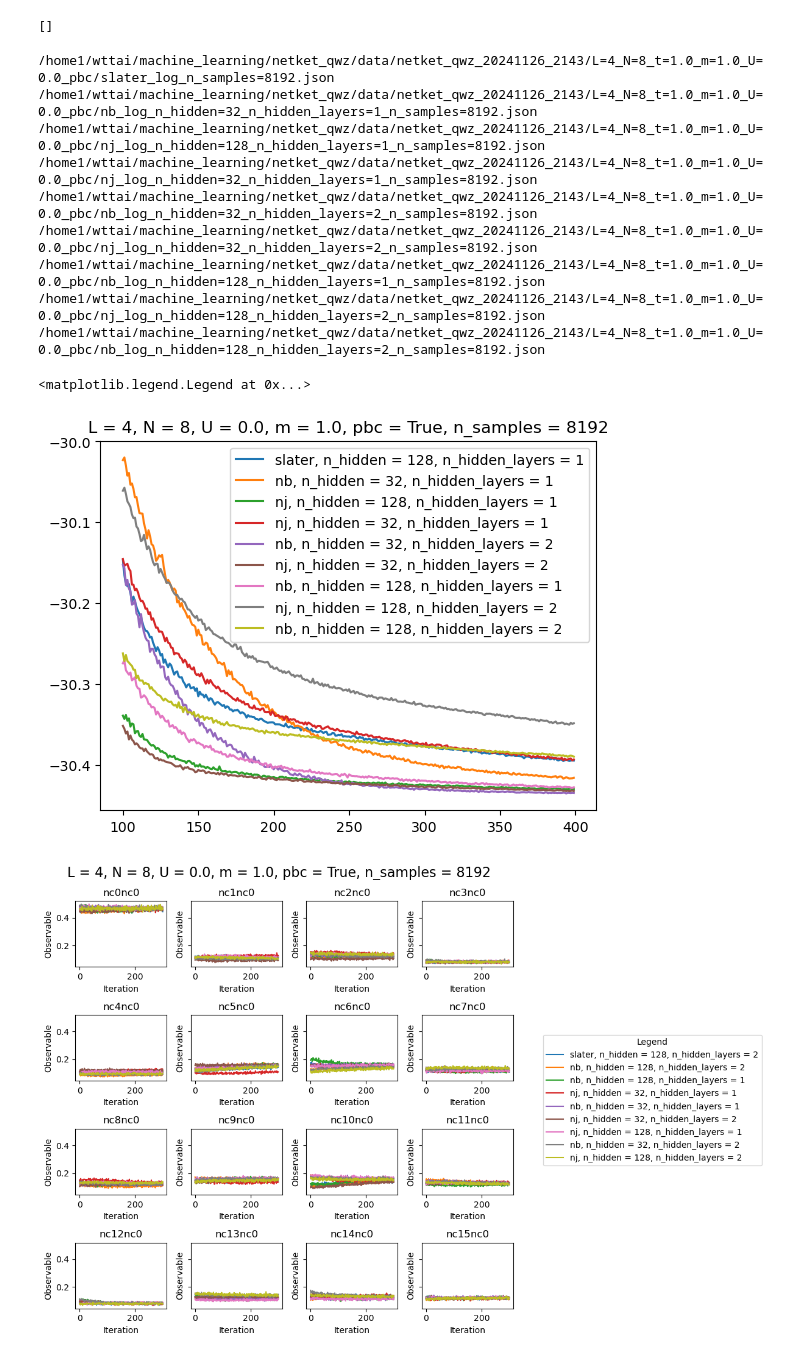
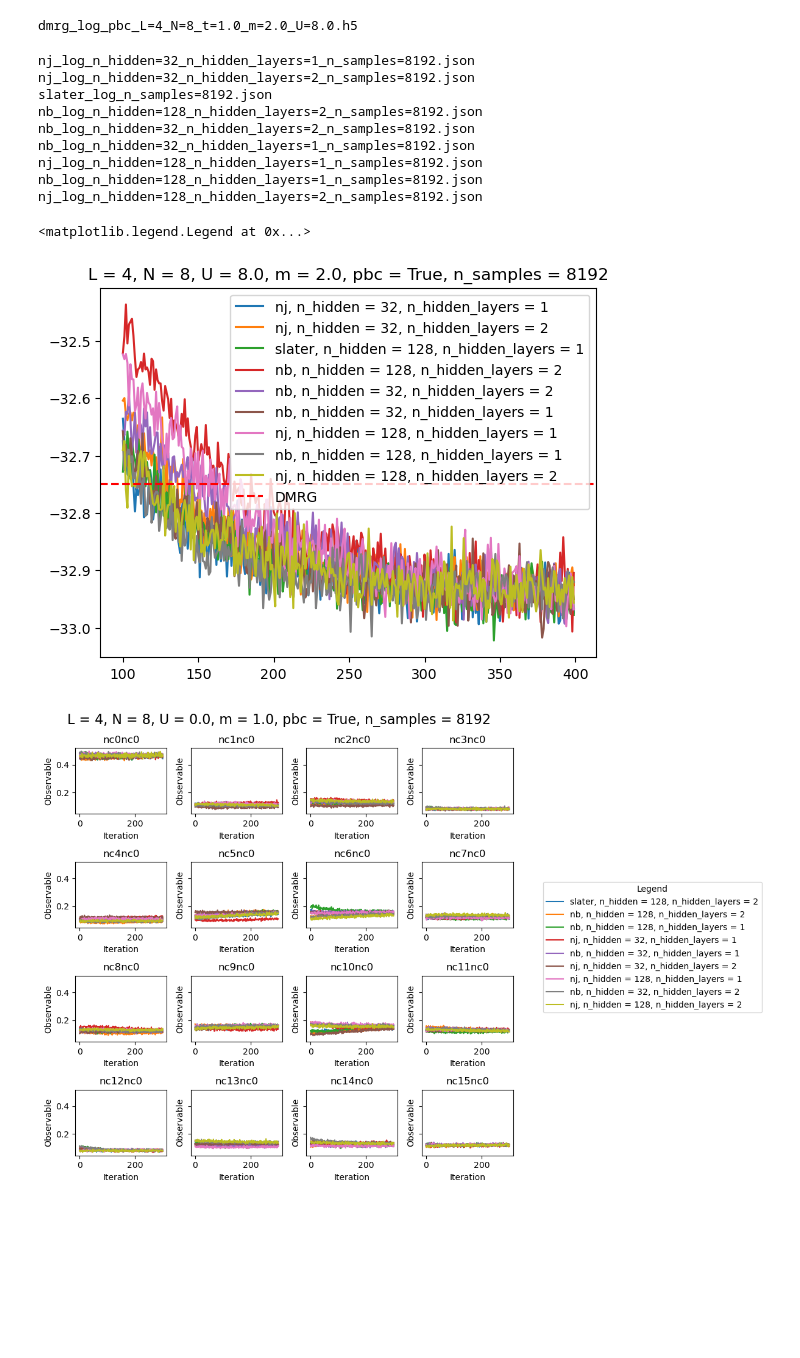
Before and after one commit to wttai004/machine_learning, a Jupyter notebook: netket_qwz/notebooks/qwz_results.ipynb, the cells around one changed output. Saved outputs shown, nothing was run; the diff lists cells and outputs as text; code cells hidden in the pictures; blank space fills up the shorter version.

Commit message:
Update DMRG and NetKet configurations: add runs for larger chi_max values, and enhance output file organization with directory creation in dmrg_qwz. Created some plots for the qwz results

```diff
--- a/netket_qwz/notebooks/qwz_results.ipynb
+++ b/netket_qwz/notebooks/qwz_results.ipynb
@@ -24,17 +24,17 @@ from tenpy.tools import hdf5_io
 # %%
 L = 4
 N = 8
-m = 1.0
-U = 0.0
-query_dict_dmrg =  {"L": L, "N": N, "t": 1.0, "U": U, "m": m, "pbc": True}
-date_dmrg = "20241128_2048"
-BASE_PATH_DMRG = Path(f"/home1/wttai/machine_learning/dmrg_qwz/data/netket_qwz_{date_dmrg}")
+m = 2.0
+U = 8.0
+pbc = True
+query_dict_dmrg =  {"L": L, "N": N, "t": 1.0, "U": U, "m": m, "pbc": pbc}
+date_dmrg = "20241205_1641"
+BASE_PATH_DMRG = Path(f"/home1/wttai/machine_learning/dmrg_qwz/data/dmrg_qwz_{date_dmrg}")
 
 data_dmrg = []
 for root, dirs, files in os.walk(BASE_PATH_DMRG):
     for name in files:
         path = os.path.join(root, name)
-        print(path)
         with h5py.File(path, 'r') as f:
             data = hdf5_io.load_from_hdf5(f)
             metadata = data["metadata"]
@@ -44,55 +44,52 @@ for root, dirs, files in os.walk(BASE_PATH_DMRG):
                     matched = False
                     break
             if matched:
+                print(name)
                 data_dmrg.append(data)
+# %% [output]
+dmrg_log_pbc_L=4_N=8_t=1.0_m=2.0_U=8.0.h5
-# %%
-print(data_dmrg)
-# %% [output]
-[]
 # %%
-L = 4
-N = 8
-m = 1.0
-U = 0.0
 n_samples = 8192
 #query_dict = {"L": L, "N": N, "t": 1.0, "U": U, "m": m, "pbc": True,  "n_hidden": 128, "n_hidden_layers": 1}
-query_dict = {"L": L, "N": N, "t": 1.0, "U": U, "m": m, "pbc": True, "n_samples": n_samples}
+query_dict = {"L": L, "N": N, "t": 1.0, "U": U, "m": m, "pbc": pbc, "n_samples": n_samples}
 #date_netket = "20241128_2048"
 date_netket = "20241126_2143"
 BASE_PATH = Path(f"/home1/wttai/machine_learning/netket_qwz/data/netket_qwz_{date_netket}")
 
 data_to_plot = []
 for root, dirs, files in os.walk(BASE_PATH):
     for name in files:
         path = os.path.join(root, name)
         data = json.load(open(path))
         metadata = data["metadata"]
         matched = True
         for key, value in query_dict.items():
             if metadata[key] != value:
                 matched = False
                 break
         if matched:
-            print(path)
+            print(name)
             data_to_plot.append(data)
 
 for data in data_to_plot:
     plt.plot(data['data']["Energy"]["iters"], data['data']["Energy"]['Mean']['real'], label=f"{data["metadata"]["model"]}, n_hidden = {data["metadata"]["n_hidden"]}, n_hidden_layers = {data["metadata"]["n_hidden_layers"]}")
+
+plt.axhline(y=data_dmrg[0]['data']['E0'], color='r', linestyle='--', label='DMRG')
 title = f"L = {L}, N = {N}, U = {U}, m = {m}, pbc = {query_dict['pbc']}, n_samples = {n_samples}"
 plt.title(title)
 plt.legend()
 # %% [output]
-/home1/wttai/machine_learning/netket_qwz/data/netket_qwz_20241126_2143/L=4_N=8_t=1.0_m=1.0_U=0.0_pbc/slater_log_n_samples=8192.json
-/home1/wttai/machine_learning/netket_qwz/data/netket_qwz_20241126_2143/L=4_N=8_t=1.0_m=1.0_U=0.0_pbc/nb_log_n_hidden=32_n_hidden_layers=1_n_samples=8192.json
-/home1/wttai/machine_learning/netket_qwz/data/netket_qwz_20241126_2143/L=4_N=8_t=1.0_m=1.0_U=0.0_pbc/nj_log_n_hidden=128_n_hidden_layers=1_n_samples=8192.json
-/home1/wttai/machine_learning/netket_qwz/data/netket_qwz_20241126_2143/L=4_N=8_t=1.0_m=1.0_U=0.0_pbc/nj_log_n_hidden=32_n_hidden_layers=1_n_samples=8192.json
-/home1/wttai/machine_learning/netket_qwz/data/netket_qwz_20241126_2143/L=4_N=8_t=1.0_m=1.0_U=0.0_pbc/nb_log_n_hidden=32_n_hidden_layers=2_n_samples=8192.json
-/home1/wttai/machine_learning/netket_qwz/data/netket_qwz_20241126_2143/L=4_N=8_t=1.0_m=1.0_U=0.0_pbc/nj_log_n_hidden=32_n_hidden_layers=2_n_samples=8192.json
-/home1/wttai/machine_learning/netket_qwz/data/netket_qwz_20241126_2143/L=4_N=8_t=1.0_m=1.0_U=0.0_pbc/nb_log_n_hidden=128_n_hidden_layers=1_n_samples=8192.json
-/home1/wttai/machine_learning/netket_qwz/data/netket_qwz_20241126_2143/L=4_N=8_t=1.0_m=1.0_U=0.0_pbc/nj_log_n_hidden=128_n_hidden_layers=2_n_samples=8192.json
-/home1/wttai/machine_learning/netket_qwz/data/netket_qwz_20241126_2143/L=4_N=8_t=1.0_m=1.0_U=0.0_pbc/nb_log_n_hidden=128_n_hidden_layers=2_n_samples=8192.json
+nj_log_n_hidden=32_n_hidden_layers=1_n_samples=8192.json
+nj_log_n_hidden=32_n_hidden_layers=2_n_samples=8192.json
+slater_log_n_samples=8192.json
+nb_log_n_hidden=128_n_hidden_layers=2_n_samples=8192.json
+nb_log_n_hidden=32_n_hidden_layers=2_n_samples=8192.json
+nb_log_n_hidden=32_n_hidden_layers=1_n_samples=8192.json
+nj_log_n_hidden=128_n_hidden_layers=1_n_samples=8192.json
+nb_log_n_hidden=128_n_hidden_layers=1_n_samples=8192.json
+nj_log_n_hidden=128_n_hidden_layers=2_n_samples=8192.json
 <matplotlib.legend.Legend at 0x...>
-[figure, old version]
+[figure, new version]
 # %%
 n_corrs = L**2
 
```
Also changed, not shown: 4 other files.
